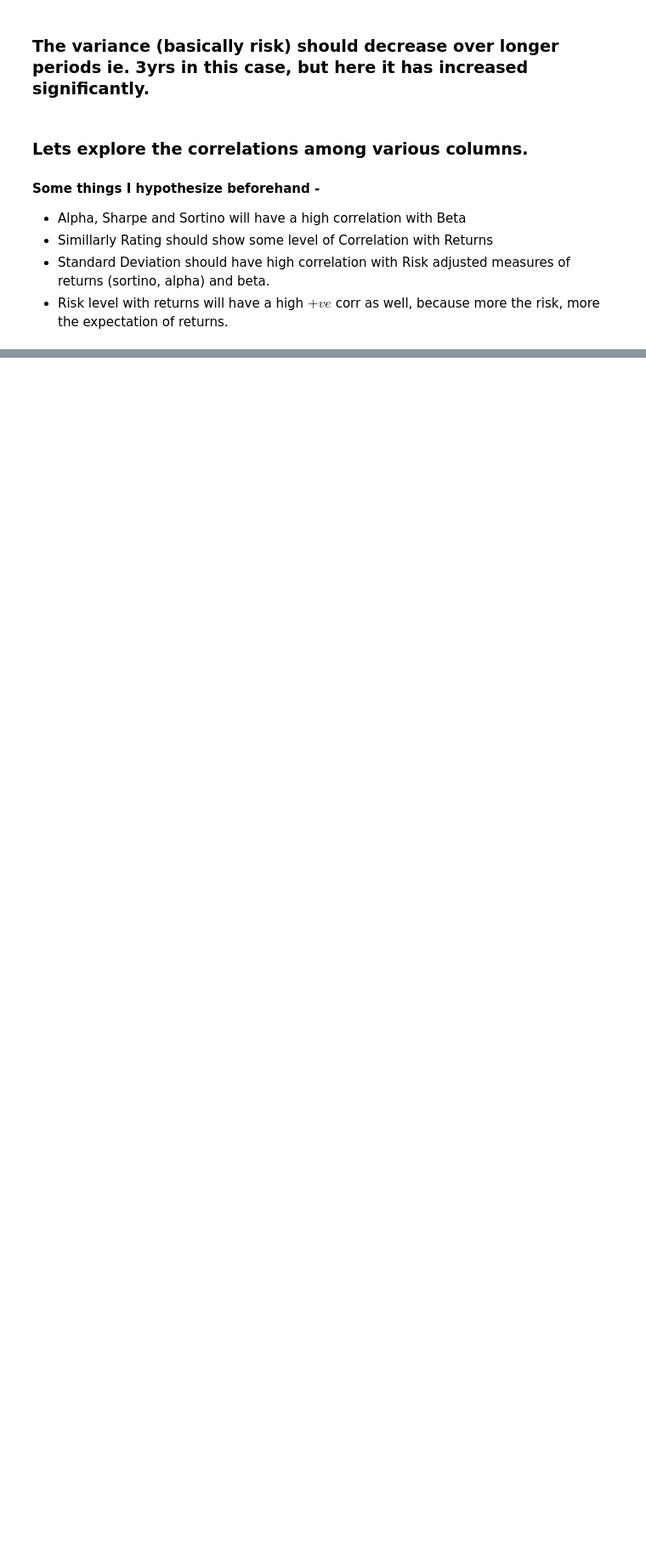
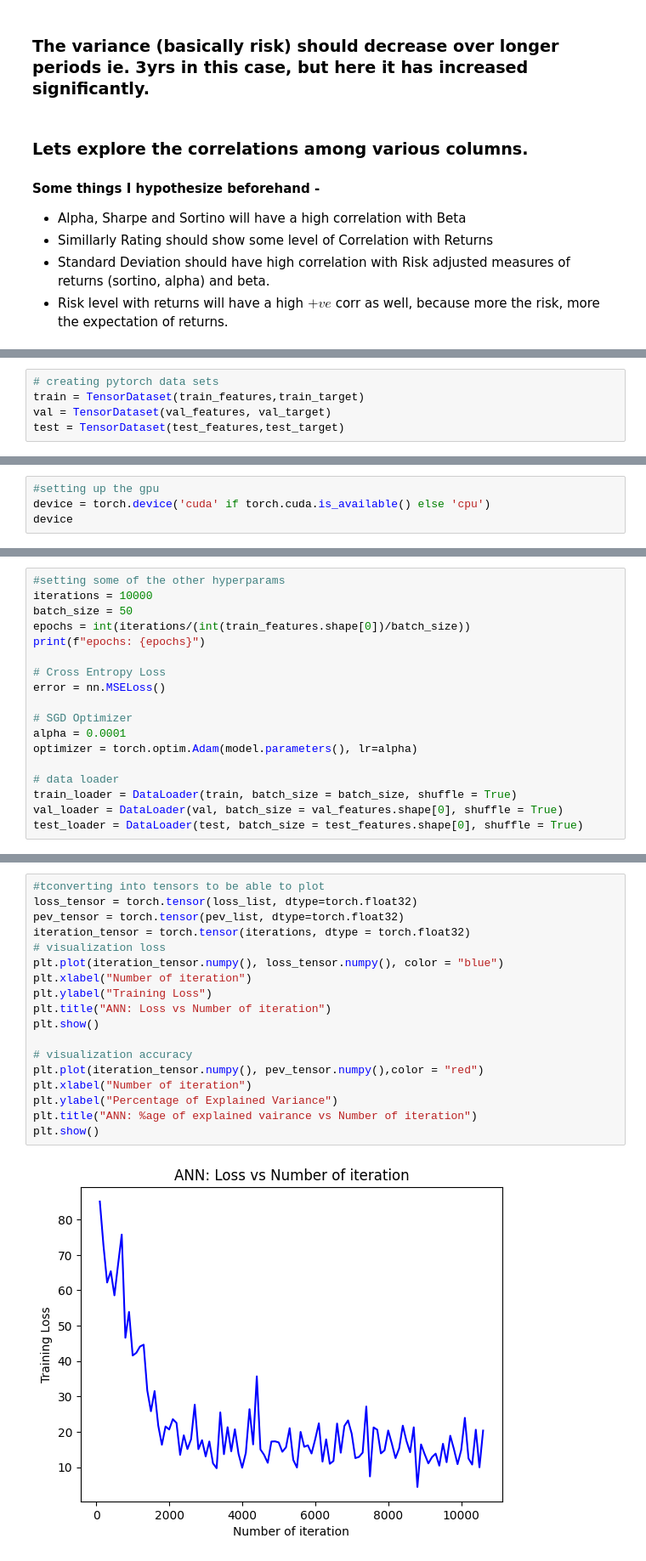
Before and after one commit to goyalharshit79/Mutual-Funds-EDA, a Jupyter notebook: mutual-funds.ipynb, the cells around one changed output, grey strips where cells are left out. Shown: that part at 85% size. Cells and saved outputs as stored; diff of their text form; blank space fills up the shorter version.

```diff
--- a/mutual-funds.ipynb
+++ b/mutual-funds.ipynb
@@ -270,0 +309,5 @@ plt.show()
+# %%
+# creating pytorch data sets
+train = TensorDataset(train_features,train_target)
+val = TensorDataset(val_features, val_target)
+test = TensorDataset(test_features,test_target)
@@ -270,0 +331,4 @@ plt.show()
+# %%
+#setting up the gpu
+device = torch.device('cuda' if torch.cuda.is_available() else 'cpu')
+device
@@ -270,0 +356,18 @@ plt.show()
+# %%
+#setting some of the other hyperparams
+iterations = 10000
+batch_size = 50
+epochs = int(iterations/(int(train_features.shape[0])/batch_size))
+print(f"epochs: {epochs}")
+
+# Cross Entropy Loss
+error = nn.MSELoss()
+
+# SGD Optimizer
+alpha = 0.0001
+optimizer = torch.optim.Adam(model.parameters(), lr=alpha)
+
+# data loader
+train_loader = DataLoader(train, batch_size = batch_size, shuffle = True)
+val_loader = DataLoader(val, batch_size = val_features.shape[0], shuffle = True)
+test_loader = DataLoader(test, batch_size = test_features.shape[0], shuffle = True)
@@ -270,0 +443,20 @@ plt.show()
+# %%
+#tconverting into tensors to be able to plot
+loss_tensor = torch.tensor(loss_list, dtype=torch.float32)
+pev_tensor = torch.tensor(pev_list, dtype=torch.float32)
+iteration_tensor = torch.tensor(iterations, dtype = torch.float32)
+# visualization loss
+plt.plot(iteration_tensor.numpy(), loss_tensor.numpy(), color = "blue")
+plt.xlabel("Number of iteration")
+plt.ylabel("Training Loss")
+plt.title("ANN: Loss vs Number of iteration")
+plt.show()
+
+# visualization accuracy
+plt.plot(iteration_tensor.numpy(), pev_tensor.numpy(),color = "red")
+plt.xlabel("Number of iteration")
+plt.ylabel("Percentage of Explained Variance")
+plt.title("ANN: %age of explained vairance vs Number of iteration")
+plt.show()
+# %% [output]
+[figure, added]
```
Also changed, not shown: parts of 26 cells of this notebook.
